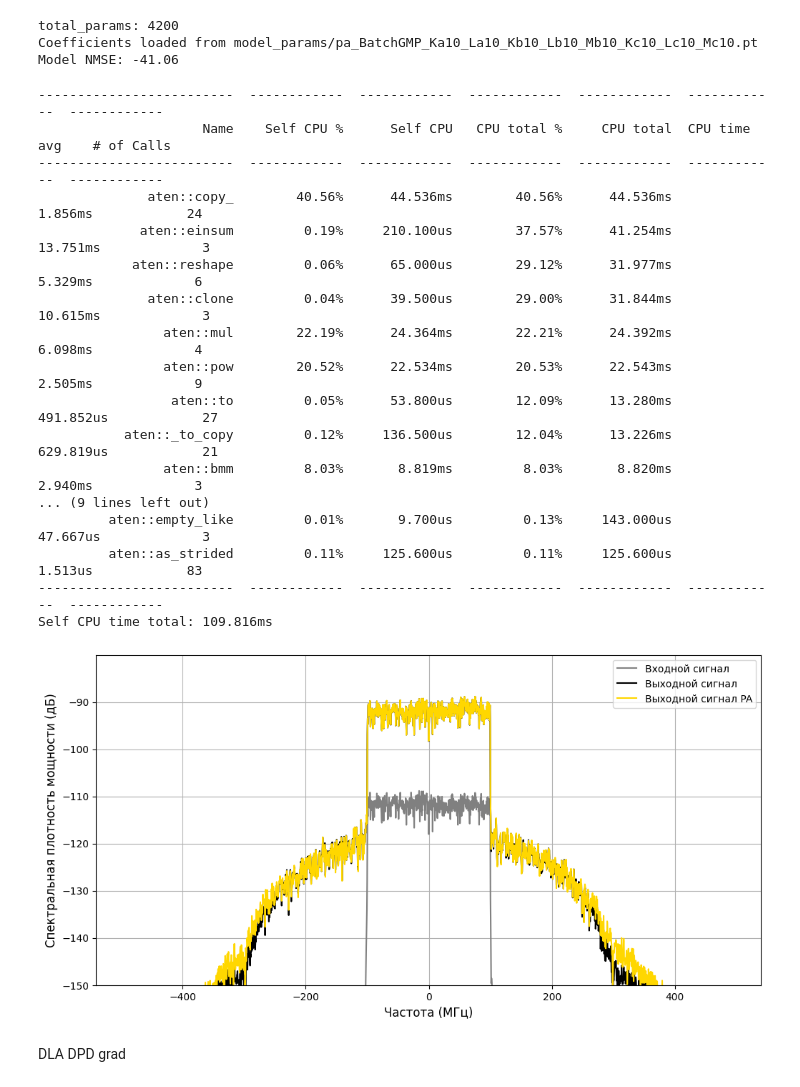
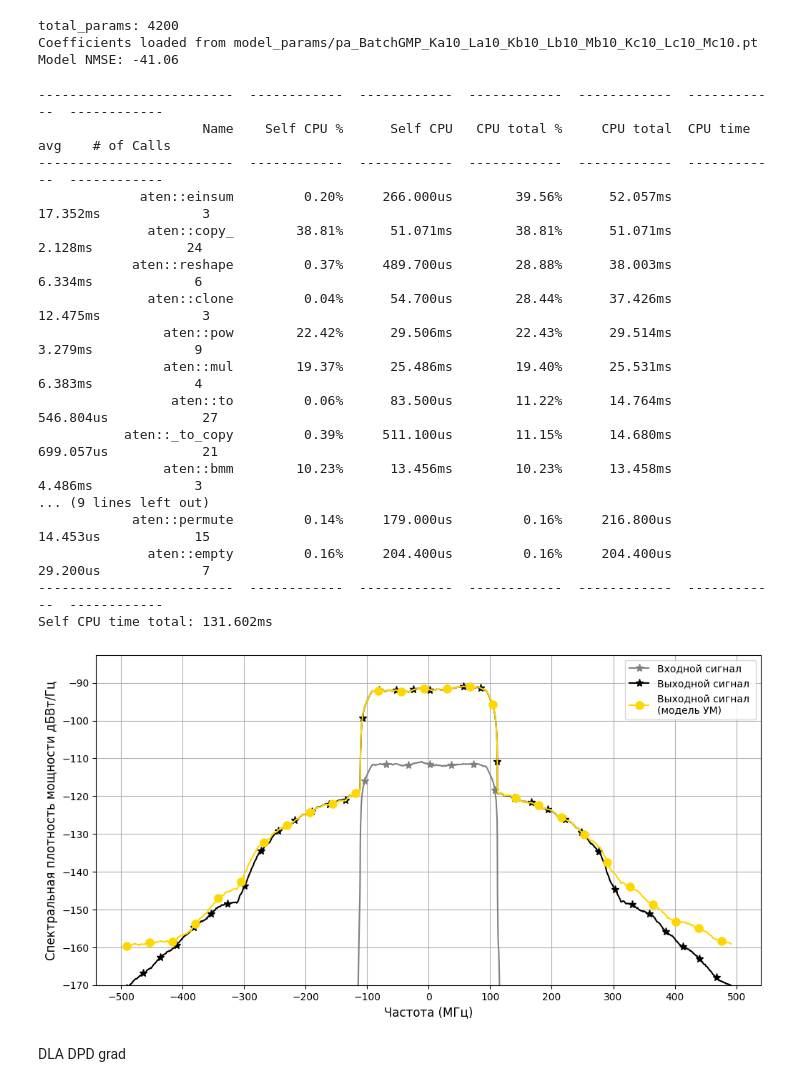
Before and after one commit to pasmornov-m/DPD_Research, a Jupyter notebook: dev_gmp.ipynb, the cells around one changed output. Cells and saved outputs as stored; diff of their text form; code cells hidden in the pictures.

```diff
--- a/dev_gmp.ipynb
+++ b/dev_gmp.ipynb
@@ -36,9 +36,9 @@ frame_length = 64
 batch_size = 128
 batch_size_eval = 2048
 
-pa_train_loader, pa_val_loader = data_loader.build_dataloaders(data_dict=container.to_dict(), frame_length=frame_length, batch_size=batch_size, batch_size_eval=batch_size_eval)
-dla_train_loader, dla_val_loader = data_loader.build_dataloaders(data_dict=container.to_dict(), frame_length=frame_length, batch_size=batch_size, batch_size_eval=batch_size_eval, arch="dla")
-ila_train_loader, ila_val_loader = data_loader.build_dataloaders(data_dict=container.to_dict(), frame_length=frame_length, batch_size=batch_size, batch_size_eval=batch_size_eval, arch="ila")
+pa_train_loader, pa_val_loader = data_loader.build_dataloaders(container=container, frame_length=frame_length, batch_size=batch_size, batch_size_eval=batch_size_eval)
+dla_train_loader, dla_val_loader = data_loader.build_dataloaders(container=container, frame_length=frame_length, batch_size=batch_size, batch_size_eval=batch_size_eval, arch="dla")
+ila_train_loader, ila_val_loader = data_loader.build_dataloaders(container=container, frame_length=frame_length, batch_size=batch_size, batch_size_eval=batch_size_eval, arch="ila")
 
 criterion = metrics.compute_mse
 metric_criterion = metrics.compute_nmse
@@ -102,46 +102,48 @@ print(prof.key_averages().table(sort_by="cpu_time_total", row_limit=20))
 -------------------------  ------------  ------------  ------------  ------------  ------------  ------------
                      Name    Self CPU %      Self CPU   CPU total %     CPU total  CPU time avg    # of Calls
 -------------------------  ------------  ------------  ------------  ------------  ------------  ------------
-              aten::copy_        40.56%      44.536ms        40.56%      44.536ms       1.856ms            24
-             aten::einsum         0.19%     210.100us        37.57%      41.254ms      13.751ms             3
-            aten::reshape         0.06%      65.000us        29.12%      31.977ms       5.329ms             6
-              aten::clone         0.04%      39.500us        29.00%      31.844ms      10.615ms             3
-                aten::mul        22.19%      24.364ms        22.21%      24.392ms       6.098ms             4
-                aten::pow        20.52%      22.534ms        20.53%      22.543ms       2.505ms             9
-                 aten::to         0.05%      53.800us        12.09%      13.280ms     491.852us            27
-           aten::_to_copy         0.12%     136.500us        12.04%      13.226ms     629.819us            21
-                aten::bmm         8.03%       8.819ms         8.03%       8.820ms       2.940ms             3
+             aten::einsum         0.20%     266.000us        39.56%      52.057ms      17.352ms             3
+              aten::copy_        38.81%      51.071ms        38.81%      51.071ms       2.128ms            24
+            aten::reshape         0.37%     489.700us        28.88%      38.003ms       6.334ms             6
+              aten::clone         0.04%      54.700us        28.44%      37.426ms      12.475ms             3
+                aten::pow        22.42%      29.506ms        22.43%      29.514ms       3.279ms             9
+                aten::mul        19.37%      25.486ms        19.40%      25.531ms       6.383ms             4
+                 aten::to         0.06%      83.500us        11.22%      14.764ms     546.804us            27
+           aten::_to_copy         0.39%     511.100us        11.15%      14.680ms     699.057us            21
+                aten::bmm        10.23%      13.456ms        10.23%      13.458ms       4.486ms             3
 ... (9 lines left out)
-         aten::empty_like         0.01%       9.700us         0.13%     143.000us      47.667us             3
-         aten::as_strided         0.11%     125.600us         0.11%     125.600us       1.513us            83
+            aten::permute         0.14%     179.000us         0.16%     216.800us      14.453us            15
+              aten::empty         0.16%     204.400us         0.16%     204.400us      29.200us             7
 -------------------------  ------------  ------------  ------------  ------------  ------------  ------------
-Self CPU time total: 109.816ms
+Self CPU time total: 131.602ms
 # %%
-window_size = 0
+window_size = 50
 
 freqs, spectrum_y_in = metrics.power_spectrum(container.val_input, container.input_signal_fs, container.nperseg, window_size)
 _, spectrum_y_out = metrics.power_spectrum(container.val_output, container.input_signal_fs, container.nperseg, window_size)
 _, spectrum_y_val_pa = metrics.power_spectrum(y_val_pa, container.input_signal_fs, container.nperseg, window_size)
 
 xlabel="Частота (МГц)"
-ylabel= "Спектральная плотность мощности (дБ)"
+ylabel= "Спектральная плотность мощности дБВт/Гц"
 fontsize = 12
 figsize=(12, 6)
+markersize=8
 
 plt.figure(figsize=figsize)
 
-plt.plot(freqs / 1e6, spectrum_y_in, color='grey', label='Входной сигнал')
-plt.plot(freqs / 1e6, spectrum_y_out, color='black', label='Выходной сигнал')
-plt.plot(freqs / 1e6, spectrum_y_val_pa, color='gold', label='Выходной сигнал PA')
+plt.plot(freqs / 1e6, spectrum_y_in, color='grey', label='Входной сигнал', marker = '*', markevery=90, markersize=markersize)
+plt.plot(freqs / 1e6, spectrum_y_out, color='black', label='Выходной сигнал', marker = '*', markevery=70, markersize=markersize)
+plt.plot(freqs / 1e6, spectrum_y_val_pa, color='gold', label='Выходной сигнал \n(модель УМ)', marker='o', markevery=95, markersize=markersize)
 
 plt.xlabel(xlabel, fontsize=fontsize)
 plt.ylabel(ylabel, fontsize=fontsize)
-plt.ylim(bottom=-150)
+plt.ylim(bottom=-170)
+plt.xticks(np.arange(-500, 600, 100))
 plt.legend()
 plt.grid()
 plt.show()
 # %% [output]
-[figure, old version]
+[figure, new version]
 # %% [markdown]
 DLA DPD grad
 # %%
```
Also changed, not shown: parts of 10 cells of this notebook, 6 other files.
